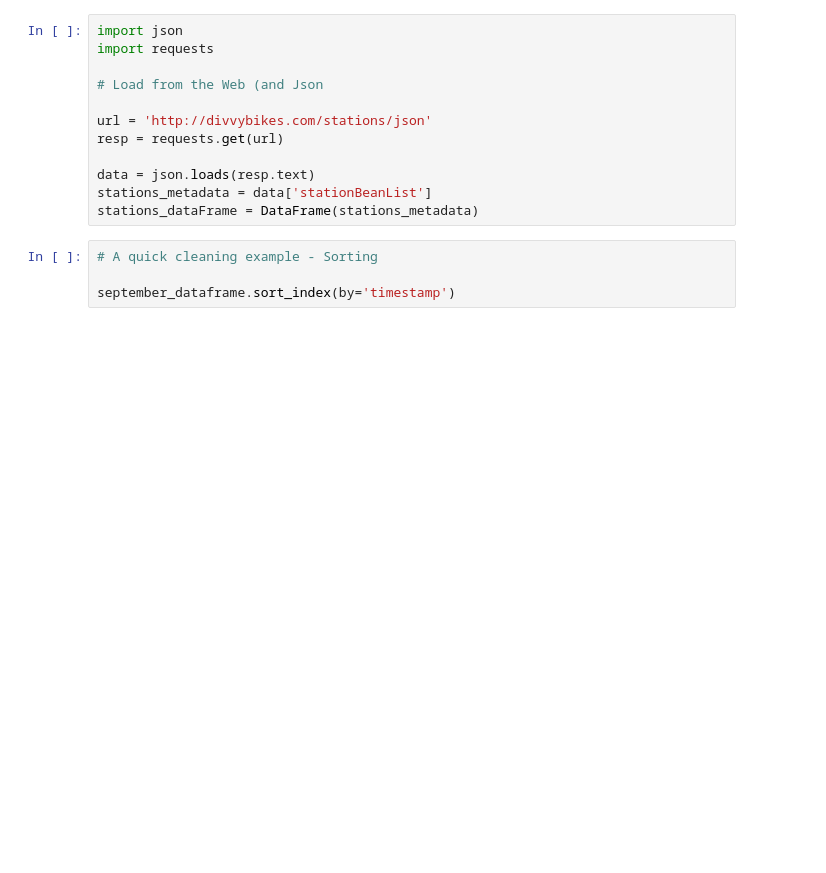
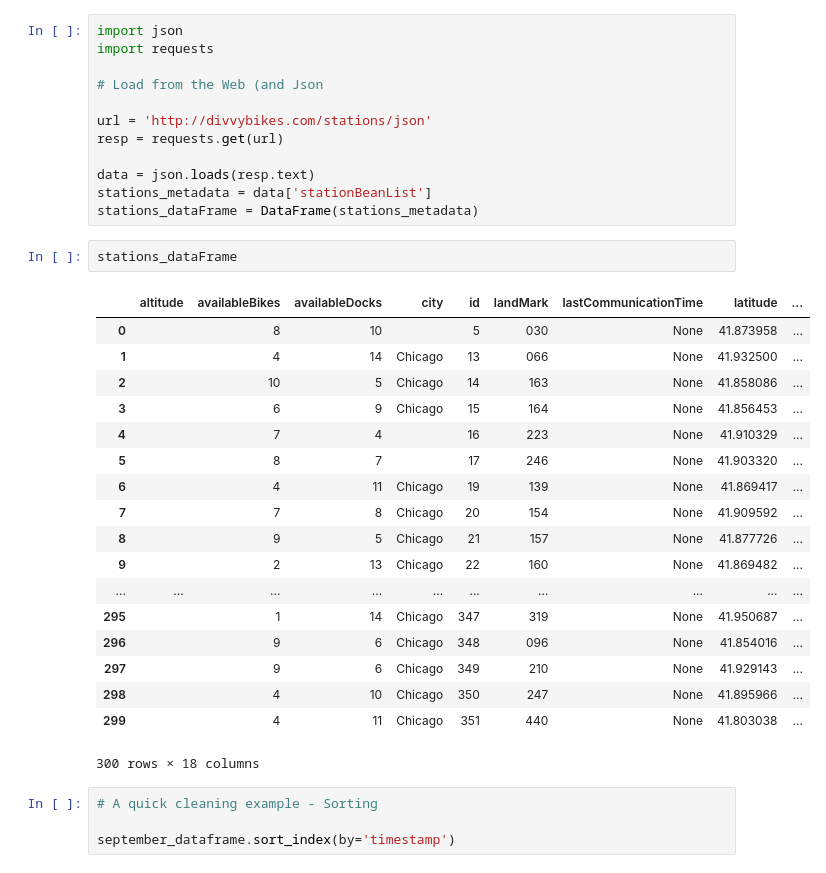
Before and after one commit to hunterowens/python-data-workshop, a Jupyter notebook: Loading_and_Manipulating_Data.ipynb, the cells around one changed output. Cells and saved outputs as stored; diff of their text form; blank space fills up the shorter version.

```diff
--- a/Loading_and_Manipulating_Data.ipynb
+++ b/Loading_and_Manipulating_Data.ipynb
@@ -20,6 +32,27 @@ resp = requests.get(url)
 data = json.loads(resp.text)
 stations_metadata = data['stationBeanList']
 stations_dataFrame = DataFrame(stations_metadata)
+# %%
+stations_dataFrame
+# %% [output]
+|  | altitude | availableBikes | availableDocks | city | id | landMark | lastCommunicationTime | latitude | ... |
+| 0 |  | 8 | 10 |  | 5 | 030 | None | 41.873958 | ... |
+| 1 |  | 4 | 14 | Chicago | 13 | 066 | None | 41.932500 | ... |
+| 2 |  | 10 | 5 | Chicago | 14 | 163 | None | 41.858086 | ... |
+| 3 |  | 6 | 9 | Chicago | 15 | 164 | None | 41.856453 | ... |
+| 4 |  | 7 | 4 |  | 16 | 223 | None | 41.910329 | ... |
+| 5 |  | 8 | 7 |  | 17 | 246 | None | 41.903320 | ... |
+| 6 |  | 4 | 11 | Chicago | 19 | 139 | None | 41.869417 | ... |
+| 7 |  | 7 | 8 | Chicago | 20 | 154 | None | 41.909592 | ... |
+| 8 |  | 9 | 5 | Chicago | 21 | 157 | None | 41.877726 | ... |
+| 9 |  | 2 | 13 | Chicago | 22 | 160 | None | 41.869482 | ... |
+| ... | ... | ... | ... | ... | ... | ... | ... | ... | ... |
+| 295 |  | 1 | 14 | Chicago | 347 | 319 | None | 41.950687 | ... |
+| 296 |  | 9 | 6 | Chicago | 348 | 096 | None | 41.854016 | ... |
+| 297 |  | 9 | 6 | Chicago | 349 | 210 | None | 41.929143 | ... |
+| 298 |  | 4 | 10 | Chicago | 350 | 247 | None | 41.895966 | ... |
+| 299 |  | 4 | 11 | Chicago | 351 | 440 | None | 41.803038 | ... |
+300 rows × 18 columns
 # %%
 # A quick cleaning example - Sorting
 
```
Also changed, not shown: parts of 1 cell of this notebook, 4 other files.
